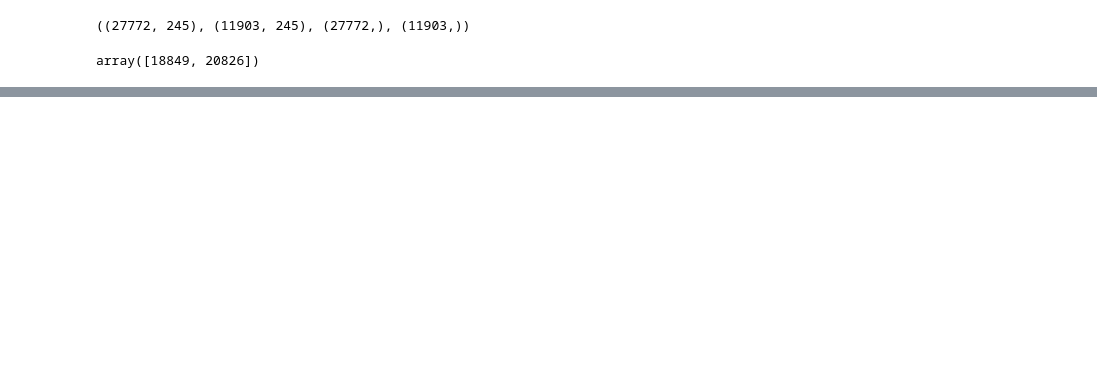
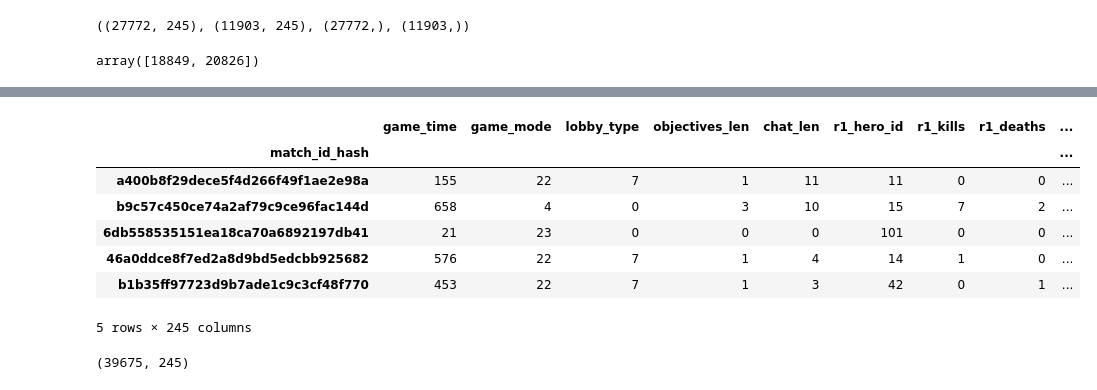
Before and after one commit to rghdrizzle/Dota2-Win-prediction, a Jupyter notebook: dota-2-lr.ipynb, the cells around one changed output, grey strips where cells are left out. Saved outputs shown, nothing was run; the diff lists cells and outputs as text; code cells hidden in the pictures; blank space fills up the shorter version.

```diff
--- a/dota-2-lr.ipynb
+++ b/dota-2-lr.ipynb
@@ -107,0 +336,15 @@ Wall time: 3min 47s
+# %%
+df_train_features_extended.head()
+# %% [output]
+|  | game_time | game_mode | lobby_type | objectives_len | chat_len | r1_hero_id | r1_kills | r1_deaths | ... |
+| match_id_hash |  |  |  |  |  |  |  |  | ... |
+| a400b8f29dece5f4d266f49f1ae2e98a | 155 | 22 | 7 | 1 | 11 | 11 | 0 | 0 | ... |
+| b9c57c450ce74a2af79c9ce96fac144d | 658 | 4 | 0 | 3 | 10 | 15 | 7 | 2 | ... |
+| 6db558535151ea18ca70a6892197db41 | 21 | 23 | 0 | 0 | 0 | 101 | 0 | 0 | ... |
+| 46a0ddce8f7ed2a8d9bd5edcbb925682 | 576 | 22 | 7 | 1 | 4 | 14 | 1 | 0 | ... |
+| b1b35ff97723d9b7ade1c9c3cf48f770 | 453 | 22 | 7 | 1 | 3 | 42 | 0 | 1 | ... |
+5 rows × 245 columns
+# %%
+df_train_features_extended.shape
+# %% [output]
+(39675, 245)
```
Also changed, not shown: parts of 29 cells of this notebook.
